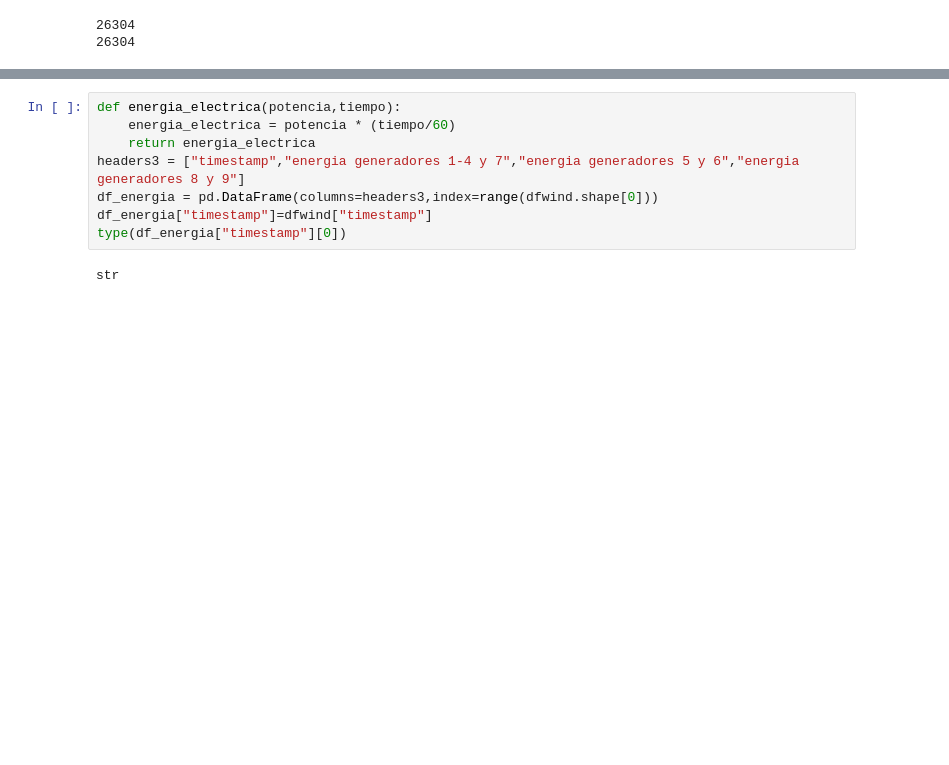
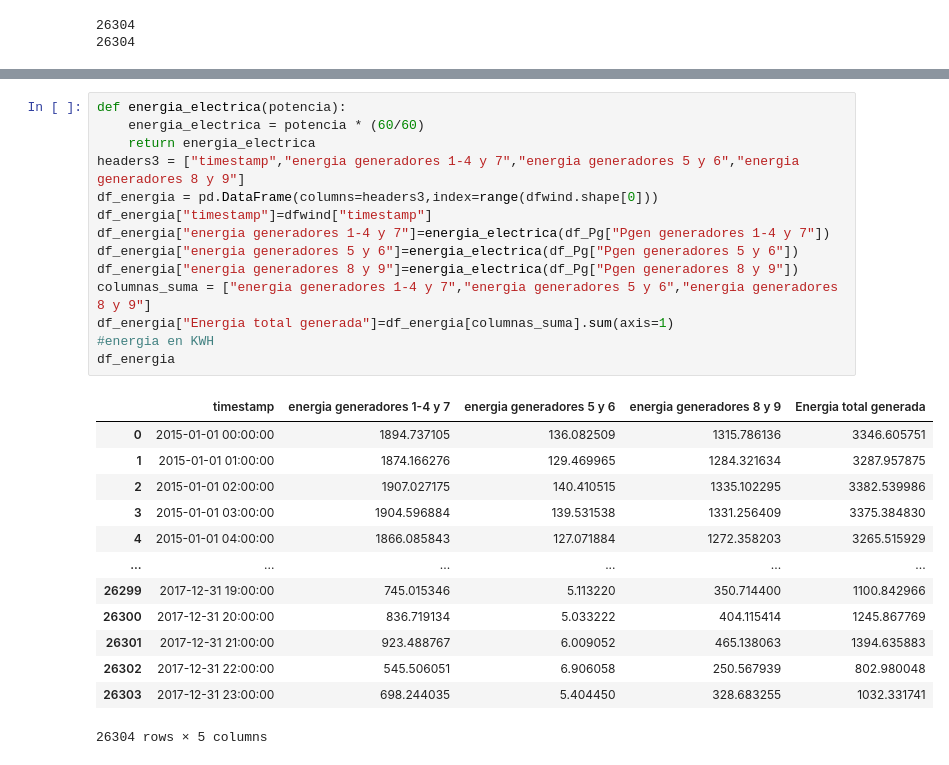
Before and after one commit to nandradem/project, a Jupyter notebook: Procesamiento de datos.ipynb, the cells around one changed output, grey strips where cells are left out. Saved outputs shown, nothing was run; the diff lists cells and outputs as text; blank space fills up the shorter version.

```diff
--- a/Procesamiento de datos.ipynb
+++ b/Procesamiento de datos.ipynb
@@ -187,10 +184,28 @@ df_Pg
 # %%
-def energia_electrica(potencia,tiempo):
-    energia_electrica = potencia * (tiempo/60)
+def energia_electrica(potencia):
+    energia_electrica = potencia * (60/60)
     return energia_electrica
 headers3 = ["timestamp","energia generadores 1-4 y 7","energia generadores 5 y 6","energia generadores 8 y 9"]
 df_energia = pd.DataFrame(columns=headers3,index=range(dfwind.shape[0]))
 df_energia["timestamp"]=dfwind["timestamp"]
-type(df_energia["timestamp"][0])
+df_energia["energia generadores 1-4 y 7"]=energia_electrica(df_Pg["Pgen generadores 1-4 y 7"])
+df_energia["energia generadores 5 y 6"]=energia_electrica(df_Pg["Pgen generadores 5 y 6"])
+df_energia["energia generadores 8 y 9"]=energia_electrica(df_Pg["Pgen generadores 8 y 9"])
+columnas_suma = ["energia generadores 1-4 y 7","energia generadores 5 y 6","energia generadores 8 y 9"]
+df_energia["Energia total generada"]=df_energia[columnas_suma].sum(axis=1)
+#energia en KWH
+df_energia
 # %% [output]
+|  | timestamp | energia generadores 1-4 y 7 | energia generadores 5 y 6 | energia generadores 8 y 9 | Energia total generada |
+| 0 | 2015-01-01 00:00:00 | 1894.737105 | 136.082509 | 1315.786136 | 3346.605751 |
+| 1 | 2015-01-01 01:00:00 | 1874.166276 | 129.469965 | 1284.321634 | 3287.957875 |
+| 2 | 2015-01-01 02:00:00 | 1907.027175 | 140.410515 | 1335.102295 | 3382.539986 |
+| 3 | 2015-01-01 03:00:00 | 1904.596884 | 139.531538 | 1331.256409 | 3375.384830 |
+| 4 | 2015-01-01 04:00:00 | 1866.085843 | 127.071884 | 1272.358203 | 3265.515929 |
+| ... | ... | ... | ... | ... | ... |
+| 26299 | 2017-12-31 19:00:00 | 745.015346 | 5.113220 | 350.714400 | 1100.842966 |
+| 26300 | 2017-12-31 20:00:00 | 836.719134 | 5.033222 | 404.115414 | 1245.867769 |
+| 26301 | 2017-12-31 21:00:00 | 923.488767 | 6.009052 | 465.138063 | 1394.635883 |
+| 26302 | 2017-12-31 22:00:00 | 545.506051 | 6.906058 | 250.567939 | 802.980048 |
+| 26303 | 2017-12-31 23:00:00 | 698.244035 | 5.404450 | 328.683255 | 1032.331741 |
-str
+26304 rows × 5 columns
```
Also changed, not shown: parts of 7 cells of this notebook.
